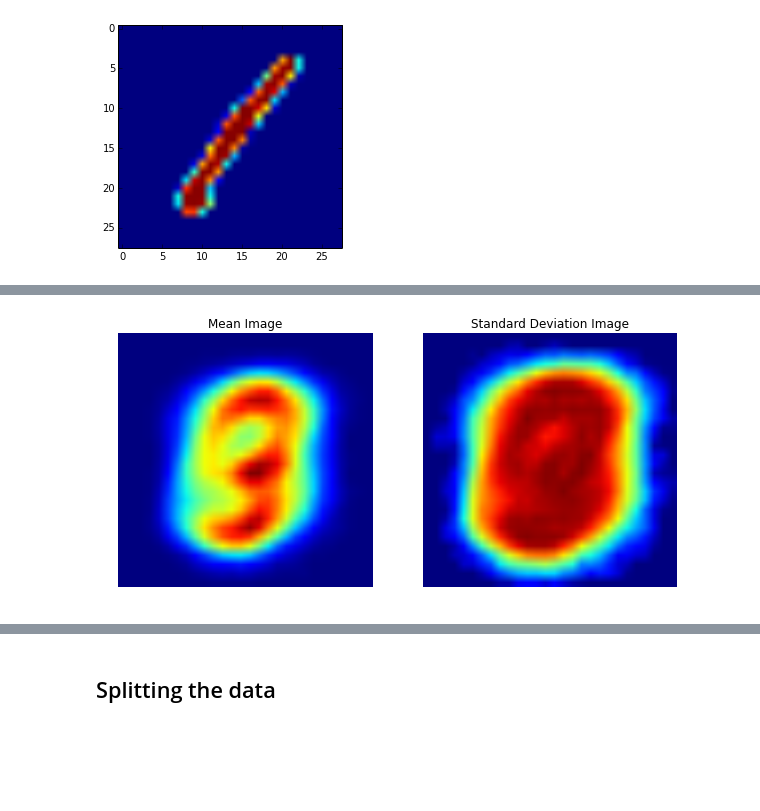
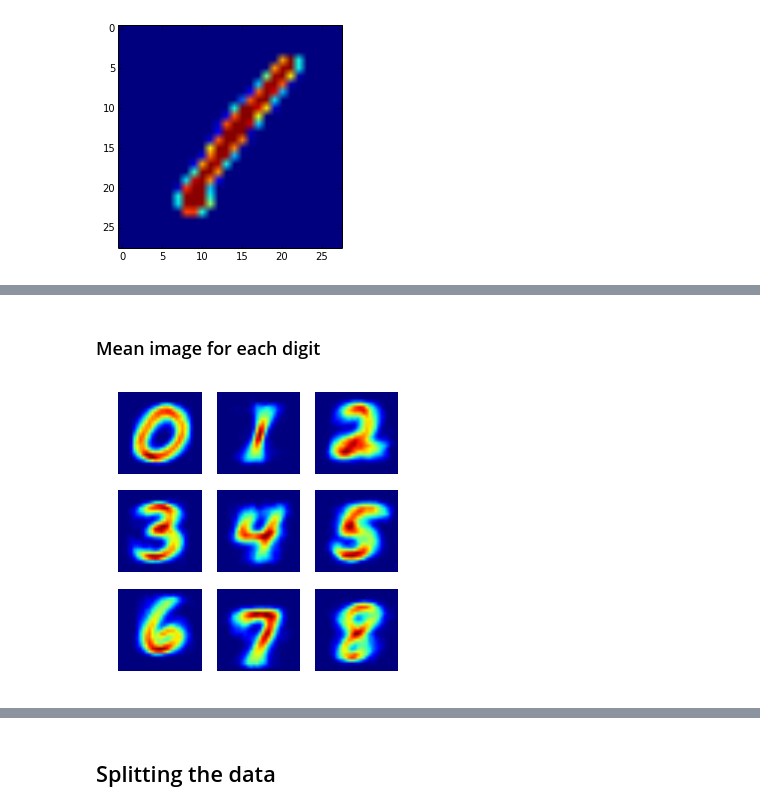
Before and after one commit to chrisdaly/Digit-Recognizer, a Jupyter notebook: notebooks/analysis.ipynb, the cells around one changed output, grey strips where cells are left out. Saved outputs shown, nothing was run; the diff lists cells and outputs as text; code cells hidden in the pictures; blank space fills up the shorter version.

```diff
--- a/notebooks/analysis.ipynb
+++ b/notebooks/analysis.ipynb
@@ -134,18 +136,25 @@ plt.show()
-# %%
-# Calculate the mean and standard deviation of each pixel.
-mean_img = np.mean(X, axis=0)
-std_img = np.std(X, axis=0)
-
-# Setup plot.
-plt.figure(figsize=(10,5))
-plt.subplot(1,2,1)
-plt.imshow(mean_img.reshape([28,28]))
-plt.title('Mean Image')
-plt.axis('off')
-plt.subplot(1,2,2)
-plt.imshow(std_img.reshape([28,28]))
-plt.title('Standard Deviation Image')
-plt.axis('off')
-plt.show()
-# %% [output]
-[figure, removed]
+# %% [markdown]
+### Mean image for each digit
+# %%
+# Number of plots on perimeter.
+L = 3
+
+# Set size of plots to be big enough for caption.
+plt.figure(figsize=(5, 5))
+
+# Loop through subplots.
+for i in range(0, L*L):
+
+    # Setup subplot.
+    plt.subplot(L, L, i+1)
+
+    mask = [y == i]
+    mean_digit = np.mean(X[mask], axis=0)
+    plt.imshow(mean_digit.reshape([28,28]))
+
+    plt.title("")
+    plt.axis('off')
+
+plt.show()
+# %% [output]
+[figure, added]
```
Also changed, not shown: parts of 10 cells of this notebook.
